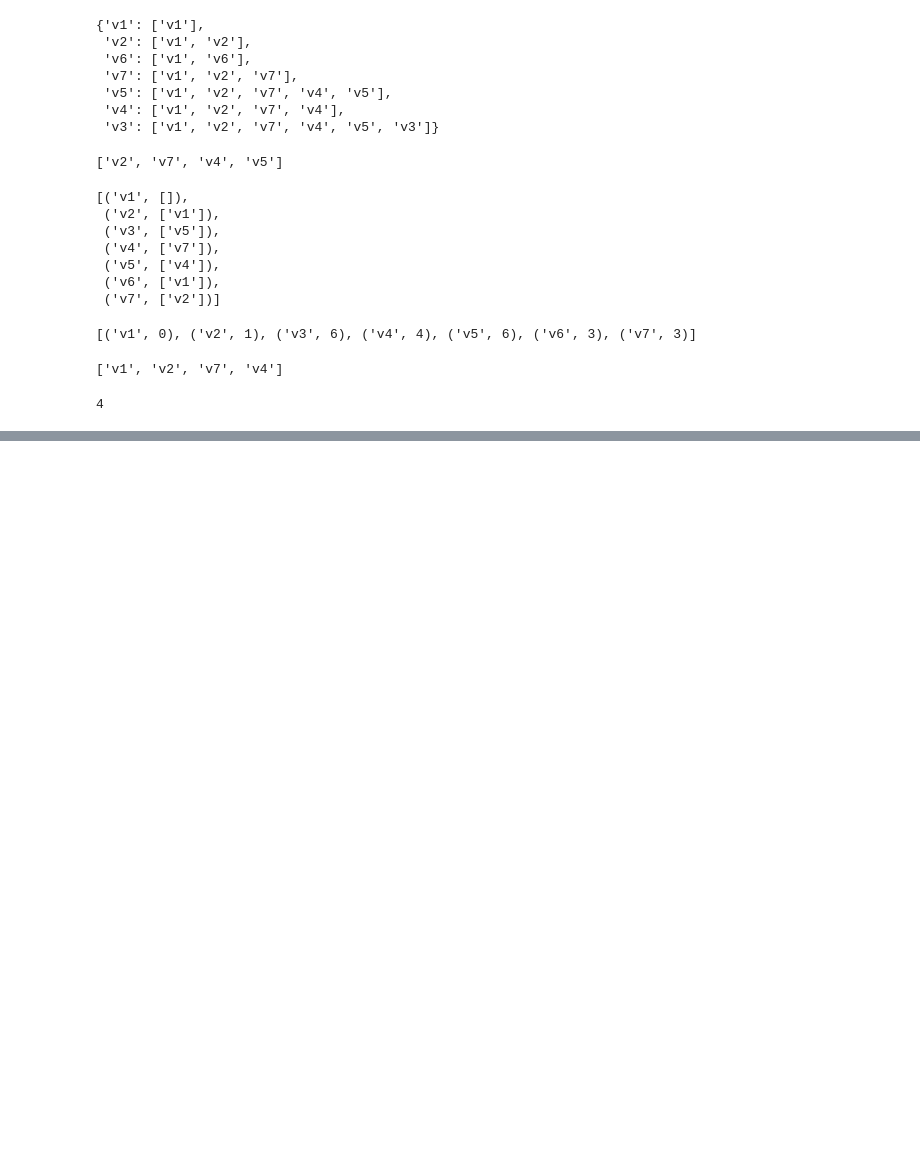
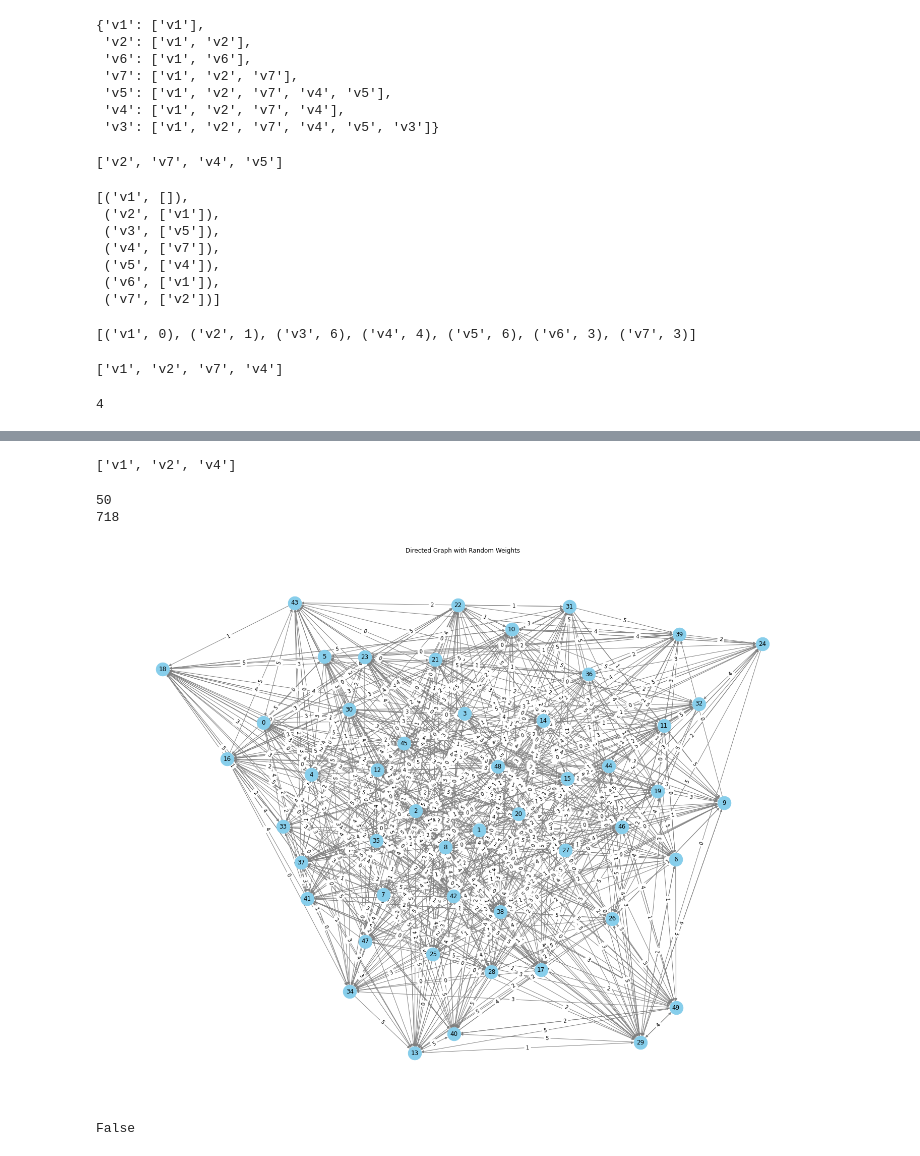
Before and after one commit to jesusossian/graph_algorithms, a Jupyter notebook: src/caminhos_minimos.ipynb, the cells around one changed output, grey strips where cells are left out. Saved outputs shown, nothing was run; the diff lists cells and outputs as text; code cells hidden in the pictures; blank space fills up the shorter version.

```diff
--- a/src/caminhos_minimos.ipynb
+++ b/src/caminhos_minimos.ipynb
@@ -80,0 +190,36 @@ length
+# %%
+print(fw)
+# %% [output]
+['v1', 'v2', 'v4']
+# %%
+# 1. Create a base directed graph (e.g., a random Erdos-Renyi graph)
+n = 50  # Number of nodes
+p = 0.3 # Probability of edge creation
+G = nx.gnp_random_graph(n, p, directed=True) # Make it directed
+# %%
+print(nx.number_of_nodes(G))
+print(nx.number_of_edges(G))
+# %% [output]
+50
+718
+# %%
+# 2. Assign random weights to all edges
+# We use a dictionary comprehension to efficiently assign weights
+# In this example, weights are random integers between 1 and 10
+for (u, v) in G.edges():
+    G.edges[u, v]['weight'] = random.randint(0, 5)
+# %%
+# 3. Visualization
+plt.figure(figsize=(20, 15))
+pos = nx.spring_layout(G) # Position nodes using Fruchterman-Reingold force-directed algorithm
+nx.draw(G, pos, with_labels=True, node_color='skyblue', node_size=700, edge_color='gray', arrows=True)
+edge_labels = nx.get_edge_attributes(G, 'weight')
+nx.draw_networkx_edge_labels(G, pos, edge_labels=edge_labels)
+plt.title("Directed Graph with Random Weights")
+plt.show()
+# %% [output]
+[figure, added]
+# %%
+print(nx.negative_edge_cycle(G))
+# %% [output]
+False
```
Also changed, not shown: parts of 32 cells of this notebook.
